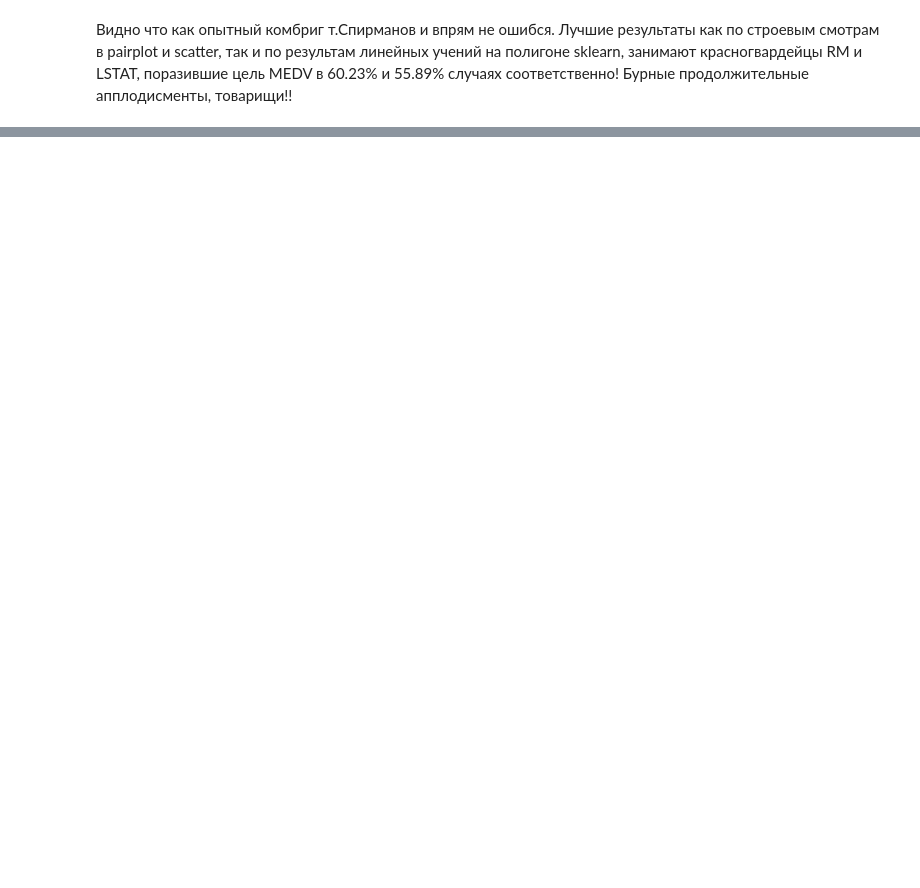
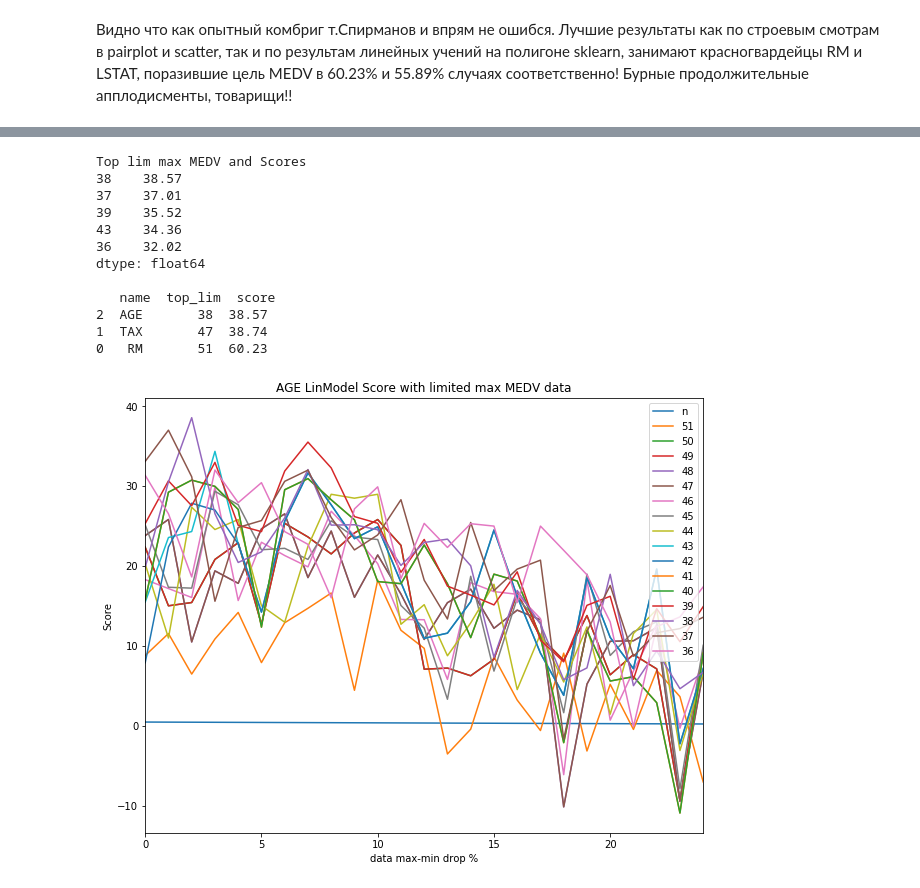
Before and after one commit to AlexeyUdod/dvp, a Jupyter notebook: dvp_hw2.ipynb, the cells around one changed output, grey strips where cells are left out. Drawn from its saved outputs; the diff is of its cells as text; code cells hidden in the pictures; blank space fills up the shorter version.

```diff
--- a/dvp_hw2.ipynb
+++ b/dvp_hw2.ipynb
@@ -92,7 +97,7 @@ sns.pairplot(data_norm, kind='reg', diag_kind='kde', markers='.')#, hue=data_nor
 cmaps = [   'Greys', 'Purples', 'Blues', 'Greens', 'Oranges', 'Reds',
             'YlOrBr', 'YlOrRd', 'OrRd', 'PuRd', 'RdPu', 'BuPu',
             'GnBu', 'PuBu', 'YlGnBu', 'PuBuGn', 'BuGn', 'YlGn']
-data1 = data_norm
-for i in range(len(data1)):
-  sns.kdeplot(data1.MEDV, data1[data.columns[i]], cmap=cmaps[i], shade_lowest=False, label=data.columns[i])
-plt.figure(figsize=(10,10),legend=True)
+# data1 = data_norm
+# for i in range(len(data1)):
+#   sns.kdeplot(data1.MEDV, data1[data.columns[i]], cmap=cmaps[i], shade_lowest=False, label=data.columns[i])
+# plt.figure(figsize=(10,10),legend=True)
@@ -261,0 +359,17 @@ dtype: float64
+# %%
+max_results = max_results.append(medv_lim_max(data, 'AGE'),ignore_index=True)
+print('\n', max_results.sort_values('score'), '\n')
+# %% [output]
+Top lim max MEDV and Scores
+38    38.57
+37    37.01
+39    35.52
+43    34.36
+36    32.02
+dtype: float64
+
+   name  top_lim  score
+2  AGE       38  38.57
+1  TAX       47  38.74
+0   RM       51  60.23
+[figure, added]
```
Also changed, not shown: parts of 30 cells of this notebook.
